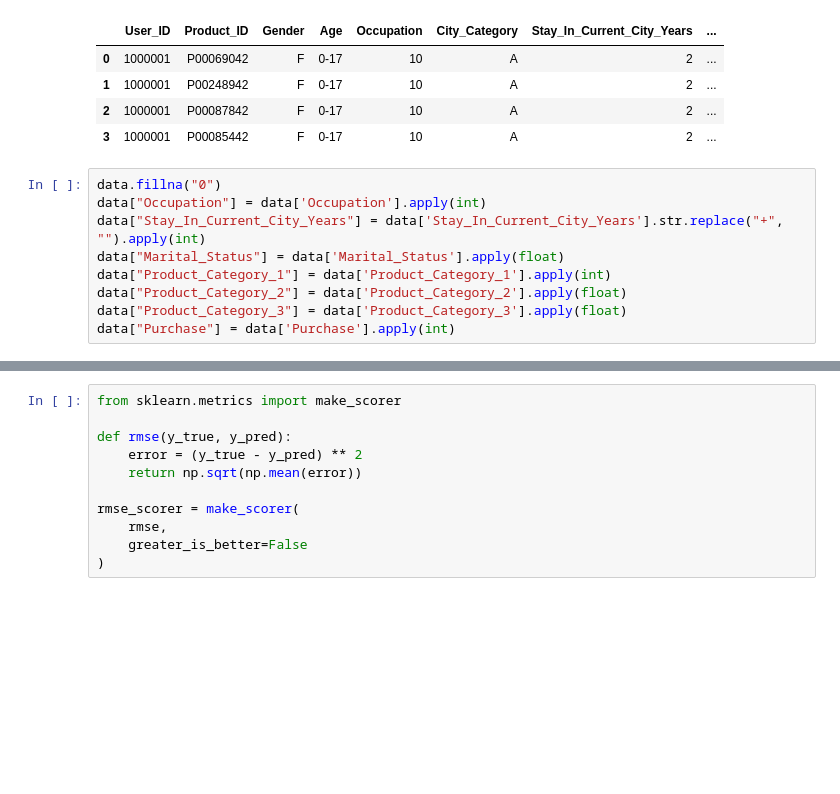
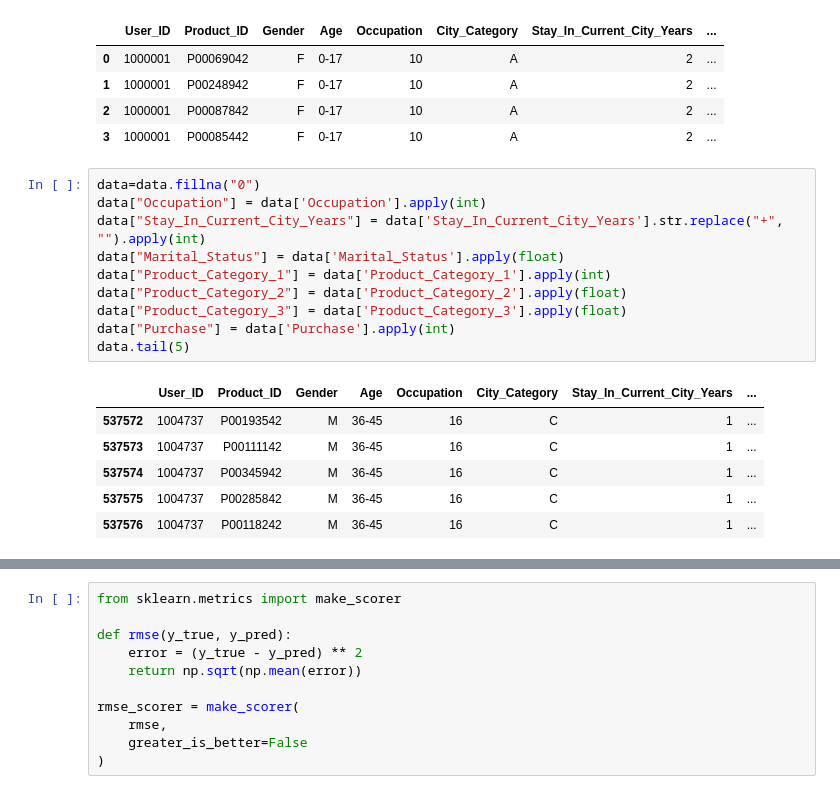
Before and after one commit to kirilltrofim/coursePython, a Jupyter notebook: modelPredict.ipynb, the cells around one changed output, grey strips where cells are left out. Saved outputs shown, nothing was run; the diff lists cells and outputs as text; blank space fills up the shorter version.

```diff
--- a/modelPredict.ipynb
+++ b/modelPredict.ipynb
@@ -18,14 +18,22 @@ data.head(4)
 | 2 | 1000001 | P00087842 | F | 0-17 | 10 | A | 2 | ... |
 | 3 | 1000001 | P00085442 | F | 0-17 | 10 | A | 2 | ... |
 # %%
-data.fillna("0")
+data=data.fillna("0")
 data["Occupation"] = data['Occupation'].apply(int)
 data["Stay_In_Current_City_Years"] = data['Stay_In_Current_City_Years'].str.replace("+", "").apply(int)
 data["Marital_Status"] = data['Marital_Status'].apply(float)
 data["Product_Category_1"] = data['Product_Category_1'].apply(int)
 data["Product_Category_2"] = data['Product_Category_2'].apply(float)
 data["Product_Category_3"] = data['Product_Category_3'].apply(float)
 data["Purchase"] = data['Purchase'].apply(int)
+data.tail(5)
+# %% [output]
+|  | User_ID | Product_ID | Gender | Age | Occupation | City_Category | Stay_In_Current_City_Years | ... |
+| 537572 | 1004737 | P00193542 | M | 36-45 | 16 | C | 1 | ... |
+| 537573 | 1004737 | P00111142 | M | 36-45 | 16 | C | 1 | ... |
+| 537574 | 1004737 | P00345942 | M | 36-45 | 16 | C | 1 | ... |
+| 537575 | 1004737 | P00285842 | M | 36-45 | 16 | C | 1 | ... |
+| 537576 | 1004737 | P00118242 | M | 36-45 | 16 | C | 1 | ... |
 # %%
 from sklearn.linear_model import Ridge , Lasso
 from sklearn.model_selection import train_test_split
```
Also changed, not shown: parts of 6 cells of this notebook, 4 other files.
